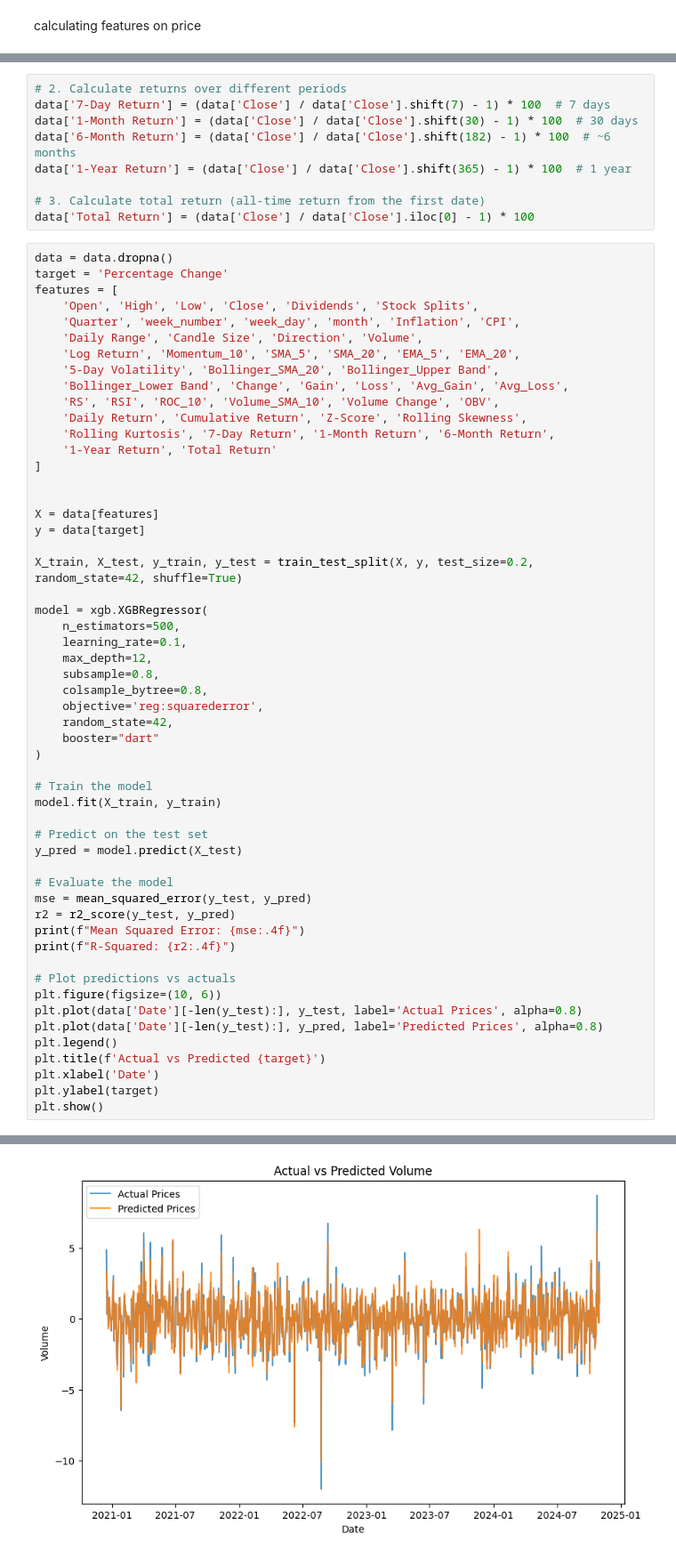
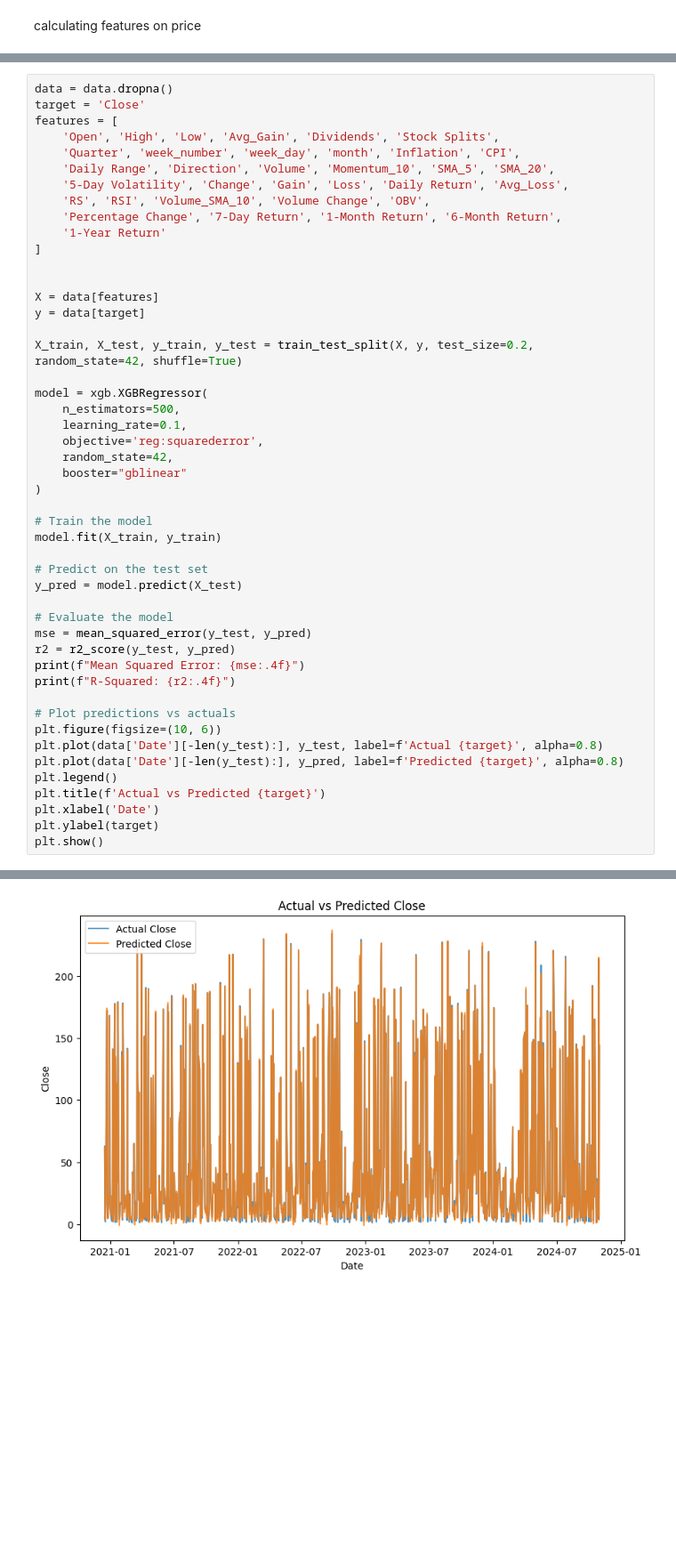
Before and after one commit to theneuralnetworth/jupyter-notebooks, a Jupyter notebook: notebooks/MR.ipynb, the cells around one changed output, grey strips where cells are left out. Shown at 89% size. Saved outputs shown, nothing was run; the diff lists cells and outputs as text; blank space fills up the shorter version.

```diff
--- a/notebooks/MR.ipynb
+++ b/notebooks/MR.ipynb
@@ -259,26 +220,14 @@ data['Rolling Kurtosis'] = data['Close'].rolling(window=20).kurt()
-# %%
-# 2. Calculate returns over different periods
-data['7-Day Return'] = (data['Close'] / data['Close'].shift(7) - 1) * 100  # 7 days
-data['1-Month Return'] = (data['Close'] / data['Close'].shift(30) - 1) * 100  # 30 days
-data['6-Month Return'] = (data['Close'] / data['Close'].shift(182) - 1) * 100  # ~6 months
-data['1-Year Return'] = (data['Close'] / data['Close'].shift(365) - 1) * 100  # 1 year
-
-# 3. Calculate total return (all-time return from the first date)
-data['Total Return'] = (data['Close'] / data['Close'].iloc[0] - 1) * 100
 # %%
 data = data.dropna()
-target = 'Percentage Change'
+target = 'Close'
 features = [
-    'Open', 'High', 'Low', 'Close', 'Dividends', 'Stock Splits',
+    'Open', 'High', 'Low', 'Avg_Gain', 'Dividends', 'Stock Splits',
     'Quarter', 'week_number', 'week_day', 'month', 'Inflation', 'CPI',
-    'Daily Range', 'Candle Size', 'Direction', 'Volume',
-    'Log Return', 'Momentum_10', 'SMA_5', 'SMA_20', 'EMA_5', 'EMA_20',
-    '5-Day Volatility', 'Bollinger_SMA_20', 'Bollinger_Upper Band',
-    'Bollinger_Lower Band', 'Change', 'Gain', 'Loss', 'Avg_Gain', 'Avg_Loss',
-    'RS', 'RSI', 'ROC_10', 'Volume_SMA_10', 'Volume Change', 'OBV',
-    'Daily Return', 'Cumulative Return', 'Z-Score', 'Rolling Skewness',
-    'Rolling Kurtosis', '7-Day Return', '1-Month Return', '6-Month Return',
-    '1-Year Return', 'Total Return'
+    'Daily Range', 'Direction', 'Volume', 'Momentum_10', 'SMA_5', 'SMA_20',
+    '5-Day Volatility', 'Change', 'Gain', 'Loss', 'Daily Return', 'Avg_Loss',
+    'RS', 'RSI', 'Volume_SMA_10', 'Volume Change', 'OBV',
+    'Percentage Change', '7-Day Return', '1-Month Return', '6-Month Return',
+    '1-Year Return'
 ]
 
 
@@ -290,12 +239,9 @@ X_train, X_test, y_train, y_test = train_test_split(X, y, test_size=0.2, random_
 model = xgb.XGBRegressor(
     n_estimators=500,
     learning_rate=0.1,
-    max_depth=12,
-    subsample=0.8,
-    colsample_bytree=0.8,
     objective='reg:squarederror',
     random_state=42,
-    booster="dart"
+    booster="gblinear"
 )
 
 # Train the model
@@ -312,8 +258,8 @@ print(f"R-Squared: {r2:.4f}")
 
 # Plot predictions vs actuals
 plt.figure(figsize=(10, 6))
-plt.plot(data['Date'][-len(y_test):], y_test, label='Actual Prices', alpha=0.8)
-plt.plot(data['Date'][-len(y_test):], y_pred, label='Predicted Prices', alpha=0.8)
+plt.plot(data['Date'][-len(y_test):], y_test, label=f'Actual {target}', alpha=0.8)
+plt.plot(data['Date'][-len(y_test):], y_pred, label=f'Predicted {target}', alpha=0.8)
 plt.legend()
 plt.title(f'Actual vs Predicted {target}')
 plt.xlabel('Date')
@@ -325 +271 @@ R-Squared: 0.9556
-[figure, old version]
+[figure, new version]
```
Also changed, not shown: parts of 2 cells of this notebook.
